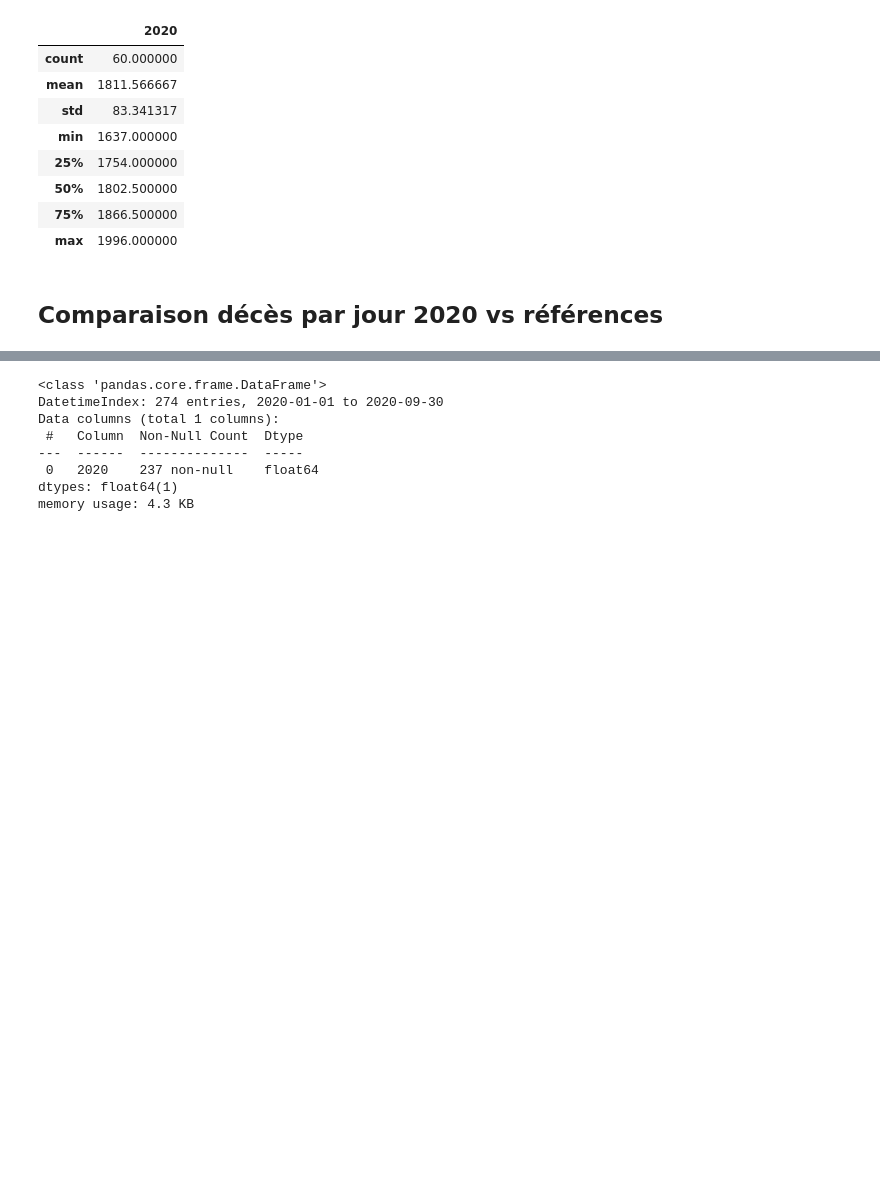
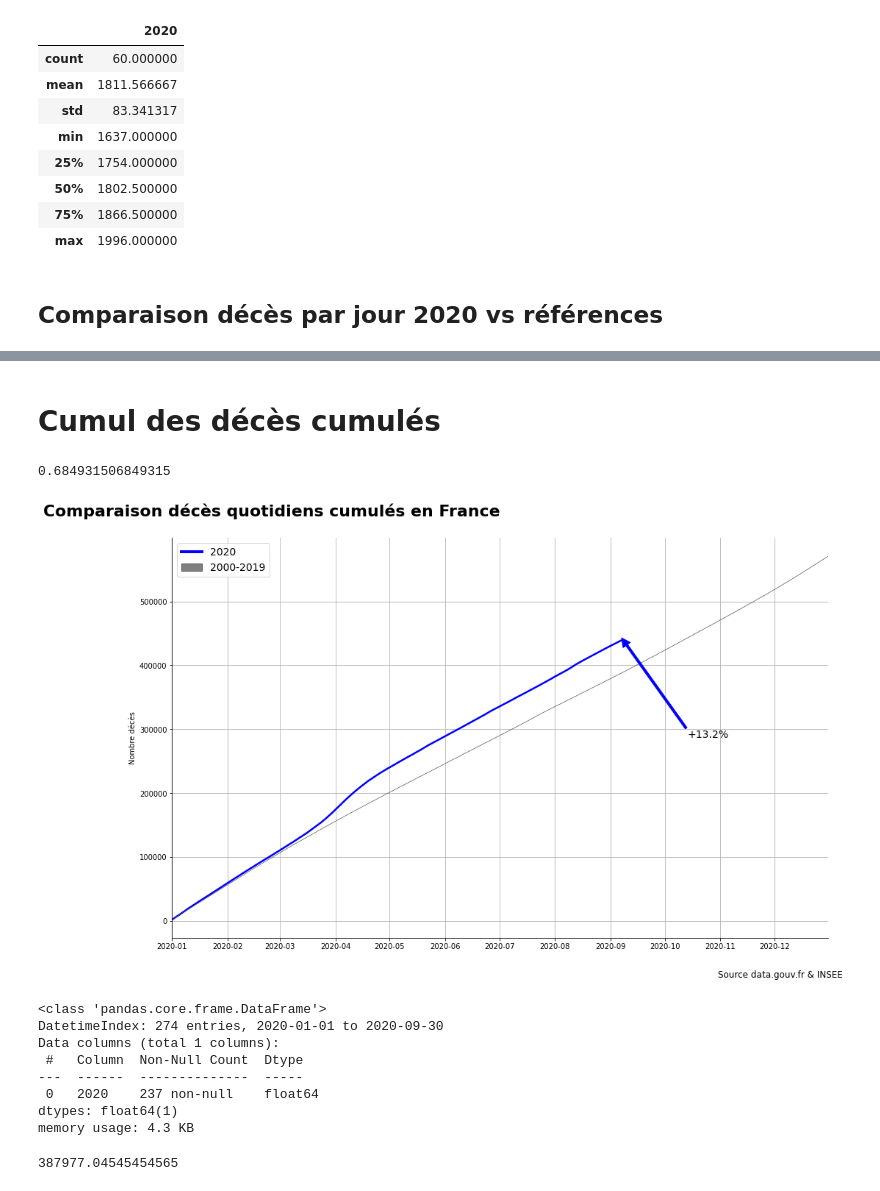
Before and after one commit to makiwara-fr/covid19-analyse, a Jupyter notebook: fr_deaths.ipynb, the cells around one changed output, grey strips where cells are left out. Drawn from its saved outputs; the diff is of its cells as text; code cells hidden in the pictures; blank space fills up the shorter version.

Commit message:
rajout du cumul

```diff
--- a/fr_deaths.ipynb
+++ b/fr_deaths.ipynb
@@ -316,3 +319,66 @@ fig.savefig("deces_fr-"+ str(date.today()) +".png")
+# %% [markdown]
+# Cumul des décès cumulés
+# %%
+# Calculs des cumuls
+
+data_cum_2020 = df_wp.cumsum()
+data_cum_2000_2019 = df_histo.mean(axis=1).cumsum()
+
+augmentation_cum = data_cum_2020.max().values[0] / data_cum_2000_2019[data_cum_2020.idxmax()].values[0] - 1
+
+share_of_year = (data_cum_2020.idxmax() - pd.to_datetime("2020-01-01")).dt.days.values[0]/365
+share_of_year
+# %% [output]
+0.684931506849315
+# %%
+from matplotlib.patches import Patch
+from matplotlib.lines import Line2D
+
+# Figure et axe principaux
+# ########################
+fig_cum, ax_cum = plt.subplots(figsize=(16,10))
+
+# courbe 2020
+
+ax_cum.plot(data_cum_2020, label='2020', linewidth=2.5, color='blue')
+
+
+# courbe 2000-2019
+ax_cum.plot(data_cum_2000_2019, label='2000-2019', color="#525252",linewidth=0.7 )
+
+
+
+# layout
+ax_cum.set_title("Comparaison décès quotidiens cumulés en France", fontsize=22, pad=30, fontweight = 'bold',horizontalalignment='right')
+#ax.set_xlabel("date du jour")
+ax_cum.set_ylabel("Nombre décès")
+ax_cum.grid(True)
+ax_cum.spines['top'].set_visible(False)
+ax_cum.spines['right'].set_visible(False)
+ax_cum.margins(0.05)
+ax_cum.set_xlim([pd.to_datetime('2020-01-01'),pd.to_datetime('2020-12-31')])
+
+# define legend
+# #############
+legend_elements = [Line2D([0], [0], color='blue', lw=4, label='2020'),
+                   Patch(facecolor='grey', edgecolor='#525252',
+                         label='2000-2019')]
+ax_cum.legend(handles=legend_elements, fontsize=14)
+
+fig_cum.text(0.77, 0.05, "Source data.gouv.fr & INSEE", fontsize=12)
+
+
+# Commentaires
+
+
+
+ax_cum.annotate(f"{augmentation_cum*100:+.1f}%", xy=(share_of_year, 0.75), xytext=(max(min(share_of_year+0.1,0.8),0.2), 0.5), xycoords = "axes fraction",
+            arrowprops={"width":3, "edgecolor":"blue", "facecolor":"blue"}, fontsize=14)
+
+#arrowprops=dict(arrowstyle="->", width=4)
+fig.savefig("deces_cum_fr-"+ str(date.today()) +".png")
+# %% [output]
+[figure, added]
 # %%
 import ipywidgets as widgets
 from ipywidgets import interact, interact_manual
@@ -327,3 +393,7 @@ Data columns (total 1 columns):
  0   2020    237 non-null    float64
 dtypes: float64(1)
 memory usage: 4.3 KB
+# %%
+data_cum_2000_2019[data_cum_2020.idxmax()].values[0]
+# %% [output]
+387977.04545454565
```
Also changed, not shown: parts of 5 cells of this notebook, 1 other file.
